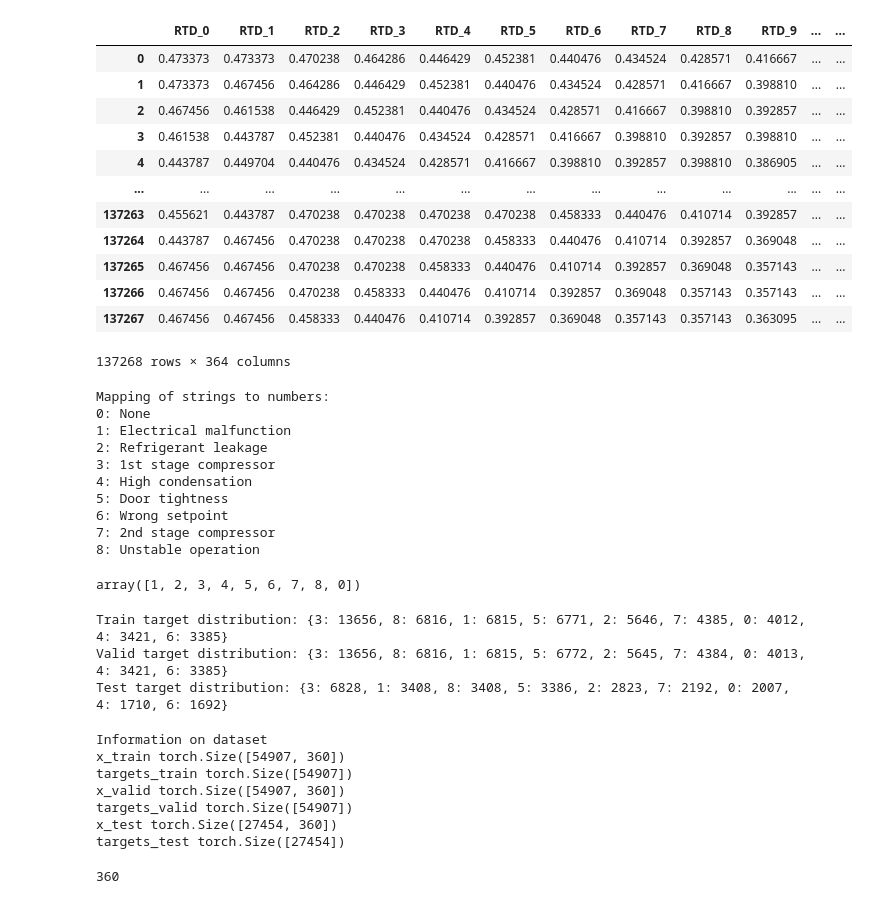
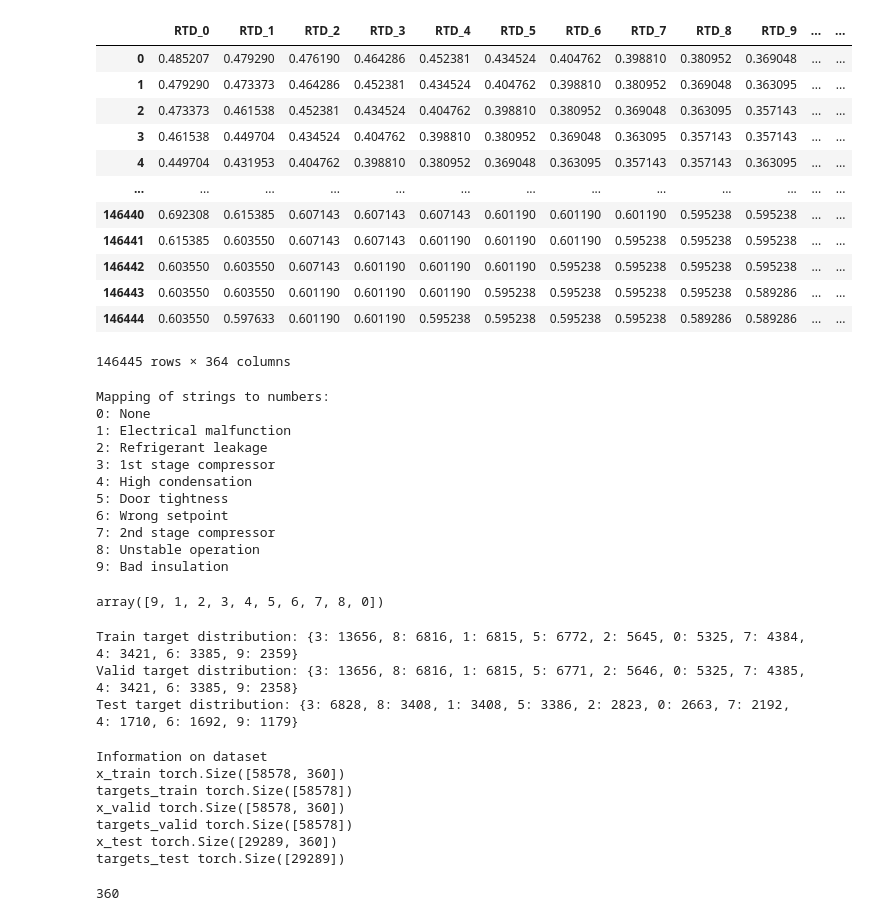
Before and after one commit to muhammadhussain-ops/DeepLearningProject, a Jupyter notebook: NeuralNetwork.ipynb, the cells around one changed output. Saved outputs shown, nothing was run; the diff lists cells and outputs as text; code cells hidden in the pictures.

```diff
--- a/NeuralNetwork.ipynb
+++ b/NeuralNetwork.ipynb
@@ -46,41 +46,42 @@ array(['Electrical malfunction', 'Refrigerant leakage',
 # %%
 # Hardcoded mapping for each string to a specific numeric value
 fault_mapping = {
     'None': 0,
     'Electrical malfunction': 1,
     'Refrigerant leakage': 2,
     '1st stage compressor': 3,
     'High condensation': 4,
     'Door tightness': 5,
     'Wrong setpoint': 6,
     '2nd stage compressor': 7,
     'Unstable operation': 8,
+    "Bad insulation": 9
 }
 
 # Replace NaN with "None"
 evaldatatrain['main_fault'] = evaldatatrain['main_fault'].fillna('None')
 
 # Map each string to its corresponding numeric value
 evaldatatrain['main_fault_numeric'] = evaldatatrain['main_fault'].map(fault_mapping)
 
 # Hvis der findes værdier, der ikke er i fault_mapping, kan du evt. håndtere dem:
 # evaldatatrain['main_fault_numeric'] = evaldatatrain['main_fault_numeric'].fillna(-1)
 
 evaldatatrain
 # %% [output]
 |  | RTD_0 | RTD_1 | RTD_2 | RTD_3 | RTD_4 | RTD_5 | RTD_6 | RTD_7 | RTD_8 | RTD_9 | ... | ... |
-| 0 | 0.473373 | 0.473373 | 0.470238 | 0.464286 | 0.446429 | 0.452381 | 0.440476 | 0.434524 | 0.428571 | 0.416667 | ... | ... |
-| 1 | 0.473373 | 0.467456 | 0.464286 | 0.446429 | 0.452381 | 0.440476 | 0.434524 | 0.428571 | 0.416667 | 0.398810 | ... | ... |
-| 2 | 0.467456 | 0.461538 | 0.446429 | 0.452381 | 0.440476 | 0.434524 | 0.428571 | 0.416667 | 0.398810 | 0.392857 | ... | ... |
-| 3 | 0.461538 | 0.443787 | 0.452381 | 0.440476 | 0.434524 | 0.428571 | 0.416667 | 0.398810 | 0.392857 | 0.398810 | ... | ... |
-| 4 | 0.443787 | 0.449704 | 0.440476 | 0.434524 | 0.428571 | 0.416667 | 0.398810 | 0.392857 | 0.398810 | 0.386905 | ... | ... |
+| 0 | 0.485207 | 0.479290 | 0.476190 | 0.464286 | 0.452381 | 0.434524 | 0.404762 | 0.398810 | 0.380952 | 0.369048 | ... | ... |
+| 1 | 0.479290 | 0.473373 | 0.464286 | 0.452381 | 0.434524 | 0.404762 | 0.398810 | 0.380952 | 0.369048 | 0.363095 | ... | ... |
+| 2 | 0.473373 | 0.461538 | 0.452381 | 0.434524 | 0.404762 | 0.398810 | 0.380952 | 0.369048 | 0.363095 | 0.357143 | ... | ... |
+| 3 | 0.461538 | 0.449704 | 0.434524 | 0.404762 | 0.398810 | 0.380952 | 0.369048 | 0.363095 | 0.357143 | 0.357143 | ... | ... |
+| 4 | 0.449704 | 0.431953 | 0.404762 | 0.398810 | 0.380952 | 0.369048 | 0.363095 | 0.357143 | 0.357143 | 0.363095 | ... | ... |
 | ... | ... | ... | ... | ... | ... | ... | ... | ... | ... | ... | ... | ... |
-| 137263 | 0.455621 | 0.443787 | 0.470238 | 0.470238 | 0.470238 | 0.470238 | 0.458333 | 0.440476 | 0.410714 | 0.392857 | ... | ... |
-| 137264 | 0.443787 | 0.467456 | 0.470238 | 0.470238 | 0.470238 | 0.458333 | 0.440476 | 0.410714 | 0.392857 | 0.369048 | ... | ... |
-| 137265 | 0.467456 | 0.467456 | 0.470238 | 0.470238 | 0.458333 | 0.440476 | 0.410714 | 0.392857 | 0.369048 | 0.357143 | ... | ... |
-| 137266 | 0.467456 | 0.467456 | 0.470238 | 0.458333 | 0.440476 | 0.410714 | 0.392857 | 0.369048 | 0.357143 | 0.357143 | ... | ... |
-| 137267 | 0.467456 | 0.467456 | 0.458333 | 0.440476 | 0.410714 | 0.392857 | 0.369048 | 0.357143 | 0.357143 | 0.363095 | ... | ... |
+| 146440 | 0.692308 | 0.615385 | 0.607143 | 0.607143 | 0.607143 | 0.601190 | 0.601190 | 0.601190 | 0.595238 | 0.595238 | ... | ... |
+| 146441 | 0.615385 | 0.603550 | 0.607143 | 0.607143 | 0.601190 | 0.601190 | 0.601190 | 0.595238 | 0.595238 | 0.595238 | ... | ... |
+| 146442 | 0.603550 | 0.603550 | 0.607143 | 0.601190 | 0.601190 | 0.601190 | 0.595238 | 0.595238 | 0.595238 | 0.595238 | ... | ... |
+| 146443 | 0.603550 | 0.603550 | 0.601190 | 0.601190 | 0.601190 | 0.595238 | 0.595238 | 0.595238 | 0.595238 | 0.589286 | ... | ... |
+| 146444 | 0.603550 | 0.597633 | 0.601190 | 0.601190 | 0.595238 | 0.595238 | 0.595238 | 0.595238 | 0.589286 | 0.589286 | ... | ... |
-137268 rows × 364 columns
+146445 rows × 364 columns
 # %%
 # Get unique pairs of main_fault and main_fault_numeric
 unique_pairs = evaldatatrain[['main_fault', 'main_fault_numeric']].drop_duplicates().sort_values(by='main_fault_numeric')
@@ -100,10 +101,11 @@ Mapping of strings to numbers:
 6: Wrong setpoint
 7: 2nd stage compressor
 8: Unstable operation
+9: Bad insulation
 # %%
 evaldatatrain["main_fault_numeric"].unique()
 # %% [output]
-array([1, 2, 3, 4, 5, 6, 7, 8, 0])
+array([9, 1, 2, 3, 4, 5, 6, 7, 8, 0])
 # %%
 from sklearn.model_selection import train_test_split
 import torch
@@ -146,9 +148,9 @@ print("Train target distribution:", y_train.value_counts().to_dict())
 print("Valid target distribution:", y_valid.value_counts().to_dict())
 print("Test target distribution:", y_test.value_counts().to_dict())
 # %% [output]
-Train target distribution: {3: 13656, 8: 6816, 1: 6815, 5: 6771, 2: 5646, 7: 4385, 0: 4012, 4: 3421, 6: 3385}
-Valid target distribution: {3: 13656, 8: 6816, 1: 6815, 5: 6772, 2: 5645, 7: 4384, 0: 4013, 4: 3421, 6: 3385}
-Test target distribution: {3: 6828, 1: 3408, 8: 3408, 5: 3386, 2: 2823, 7: 2192, 0: 2007, 4: 1710, 6: 1692}
+Train target distribution: {3: 13656, 8: 6816, 1: 6815, 5: 6772, 2: 5645, 0: 5325, 7: 4384, 4: 3421, 6: 3385, 9: 2359}
+Valid target distribution: {3: 13656, 8: 6816, 1: 6815, 5: 6771, 2: 5646, 0: 5325, 7: 4385, 4: 3421, 6: 3385, 9: 2358}
+Test target distribution: {3: 6828, 8: 3408, 1: 3408, 5: 3386, 2: 2823, 0: 2663, 7: 2192, 4: 1710, 6: 1692, 9: 1179}
 # %%
 # To speed up training we'll only work on a subset of the data
 #x_train = inp[:round(len(inp)/3)]
@@ -182,12 +184,12 @@ print("x_test", x_test.shape)
 print("targets_test", targets_test.shape)
 # %% [output]
 Information on dataset
-x_train torch.Size([54907, 360])
-targets_train torch.Size([54907])
-x_valid torch.Size([54907, 360])
-targets_valid torch.Size([54907])
-x_test torch.Size([27454, 360])
-targets_test torch.Size([27454])
+x_train torch.Size([58578, 360])
+targets_train torch.Size([58578])
+x_valid torch.Size([58578, 360])
+targets_valid torch.Size([58578])
+x_test torch.Size([29289, 360])
+targets_test torch.Size([29289])
 # %%
 x_train.shape[1]
 # %% [output]
```
Also changed, not shown: parts of 25 cells of this notebook, 3 other files.
